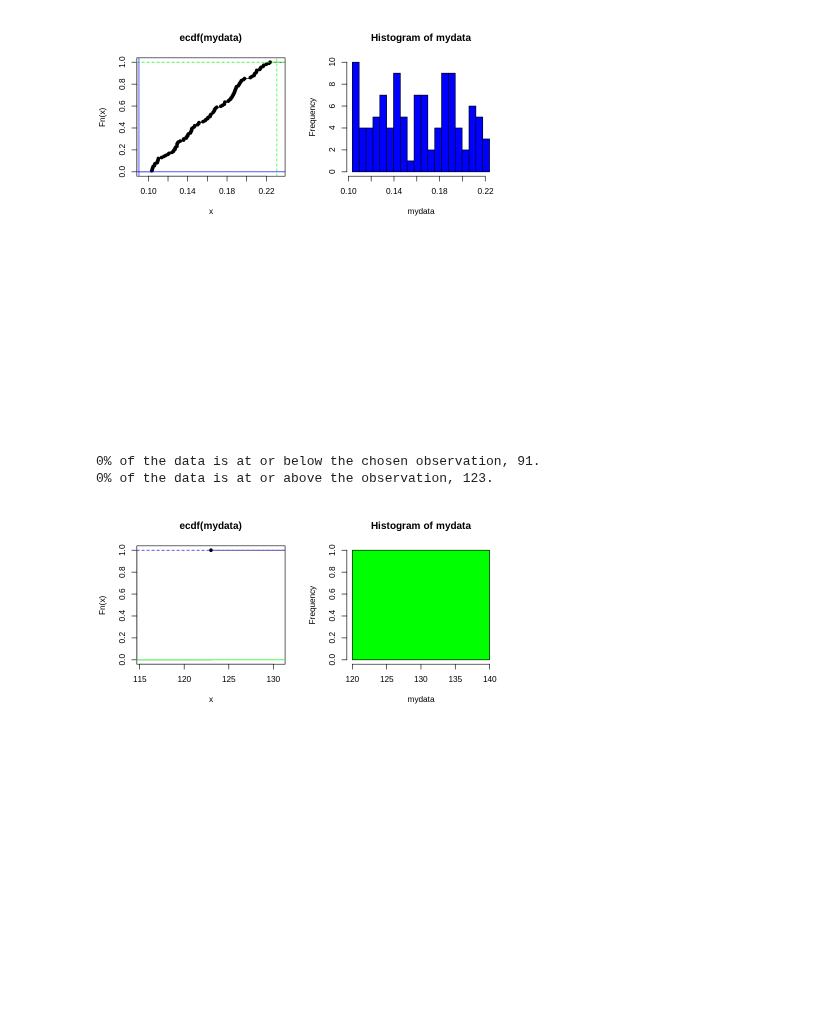
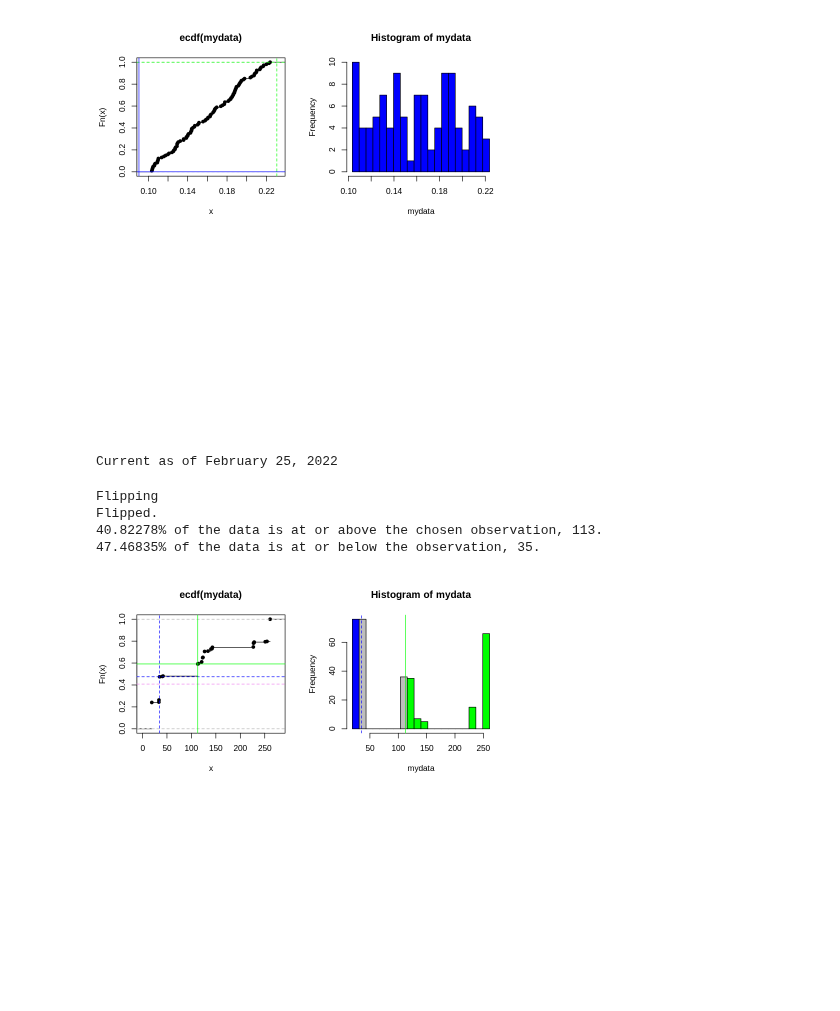
Before and after one commit to matsonah/ClarkeStatsSpring2022, a Jupyter notebook: Expected_Cumulative_Distribution.ipynb, the cells around one changed output. Cells and saved outputs as stored; diff of their text form; code cells hidden in the pictures; blank space fills up the shorter version.

```diff
--- a/Expected_Cumulative_Distribution.ipynb
+++ b/Expected_Cumulative_Distribution.ipynb
@@ -108,7 +125,7 @@ mydata = subset(mydata, !is.na(mydata))
 
 m = mean(mydata)
 s = sd(mydata)
-z = 2
+z = 1
 
 left =  m - z*s
 right = m + z*s
@@ -120,7 +137,7 @@ hist.buckets = 20
 ####
 
 
-if (left > median(mydata)) {
+if (left >= median(mydata)) {
   flip = 1  } else {
   flip = 0  }
 # %%
@@ -173,7 +190,7 @@ cat(sep="",(ub - lb)*100, "% of the data are between ", round(left,3), " and ",
 # When you click play on this code block, no output will be generated.
 
 # Make sure your file name matches this file name. If not, change this one.
-filename = c("COVID-19_Reported_Patient_Impact_and_Hospital_Capacity_by_Facility 2022-02-24.csv")
+filename = c("/content/COVID-19_Reported_Patient_Impact_and_Hospital_Capacity_by_Facility 2022-03-11.csv")
 
 HOSP <- read.csv(filename)
 #### https://healthdata.gov/Hospital/COVID-19-Reported-Patient-Impact-and-Hospital-Capa/anag-cw7u
@@ -186,12 +203,12 @@ HOSP_backup = HOSP
 # Feel free to pick a different column. (There are 109 options.)
 
 HOSP = HOSP_backup       # If needed, resets HOSP to the originally uploaded file.
-#HOSP$collection_week = as.Date(HOSP$collection_week)
+HOSP$collection_week = as.Date(HOSP$collection_week)
 
 #### These lines restricts HOSP to most recent saturday.
-#sat = max(HOSP$collection_week)
+sat = max(HOSP$collection_week)
 #HOSP = subset(HOSP, HOSP$collection_week==sat)
-#cat("Restricting to", format(sat, format="%B %d, %Y"),"\n")
+cat("Current as of", format(sat, format="%B %d, %Y"),"\n")
 
 
 HOSP.neighbor = subset(HOSP,  zip == "52001" |
@@ -215,6 +232,8 @@ mydata = subset(mydata, mydata > -1)
 mydata = subset(mydata, !is.na(mydata))
 # head(mydata,2)      # If running the next block generates an error message,
                       # uncomment head(mydata,2) to see what you even have in your data set.
+# %% [output]
+Current as of February 25, 2022
 # %%
 ### Code Block 7 = Code Block 2
 # Generates the two distribution graphs
@@ -224,7 +243,7 @@ mydata = subset(mydata, !is.na(mydata))
 #### Edit here to pick an observation at random or
 #### choose one intentionally.
 obs = sample(mydata,1)
-#obs = 20
+#obs = 113
 ####
 
 #### Edit here to change the number
@@ -233,53 +252,65 @@ hist.buckets = 20
 ####
 
 
-if (obs > median(mydata)) {
-  flip = 1  } else {
+if (obs >= median(mydata)) {
+  flip = 1
+  } else {
   flip = 0  }
 
 #### Everything here is automated assuming
 #### the previous code block has been run.
 
-mydata.cdf = ecdf(mydata)
-lb= min(mydata.cdf(obs), 1-mydata.cdf(obs))
 size = length(mydata)
 mydata.sort = sort(mydata)
-obs.sym = mydata.sort[(1-mydata.cdf(obs))*size]
 mydata.range=max(mydata)-min(mydata)
-ub = mydata.cdf(obs.sym)
+
+mydata.cdf = ecdf(mydata)
+obs.c = mydata.cdf(obs)
+obs.comp = 1-obs.c
+
+obs.sym = mydata.sort[max(obs.comp*size,1)]
+obs.sym.comp = mydata.cdf(obs.sym)
+
+lb= min(obs.c, obs.sym.comp)
+ub = max(obs.c, obs.sym.comp)
 
 hist.bds = mydata.range/hist.buckets
 
 par(mfrow=c(2,2))
 
 plot(mydata.cdf)
-abline(h=mydata.cdf(obs), col="green")
-abline(h=1-mydata.cdf(obs), lty=2, col="blue")
+abline(h=obs.c, col="green")
+abline(h=obs.comp, lty=2, col="violet")
+abline(h=obs.sym.comp, lty=2, col="blue")
 abline(v=obs, col="green")
 abline(v=obs.sym, col="blue", lty=2)
 
 if(flip == 1){
-  cols = c("blue", "grey", "green")} else {
+  cols = c("blue", "grey", "green")
+  } else {
   cols = c("green", "grey", "blue")}
 
 
 tabs = seq(min(mydata),max(mydata),hist.bds) ## tabs might not be in the dataset
 hist.size = length(tabs)
-hist.left = max(which(tabs <= mydata.sort[lb*size]),0)
-hist.right =  hist.size - max(which(tabs < mydata.sort[(1-lb)*size]),0)
-hist.mid = max(hist.size - hist.left - hist.right,1)-1
+hist.left = max(which(tabs <= mydata.sort[max(lb*size,1)]),1)-1
+hist.right =  hist.size - max(which(tabs < mydata.sort[ub*size]),0)
+hist.mid = max(hist.size - hist.left - hist.right,0)
 col = rep(c(cols),c(hist.left, hist.mid , hist.right))
+
 hist(mydata, breaks=tabs, col=col)
 abline(v=obs, col="green")
 abline(v=obs.sym, col="blue", lty=2)
 
-cat(sep="",lb*100, "% of the data is at or ",
+cat(sep="",if(flip == 0) obs.c*100 else (1-obs.c)*100, "% of the data is at or ",
     if(flip == 1) "above" else "below",
     " the chosen observation, ", round(obs,3),".\n")
-cat(sep="",if(flip == 1) ub*100 else (1-ub)*100, "% of the data is at or ",
+cat(sep="",if(flip == 1) obs.sym.comp*100 else (1-obs.sym.comp)*100, "% of the data is at or ",
     if(flip == 1) "below" else "above",
     " the observation, ", round(obs.sym,3),".\n")
 # %% [output]
-0% of the data is at or below the chosen observation, 91.
-0% of the data is at or above the observation, 123.
+Flipping
+Flipped.
+40.82278% of the data is at or above the chosen observation, 113.
+47.46835% of the data is at or below the observation, 35.
-[figure, old version]
+[figure, new version]
```
Also changed, not shown: parts of 1 cell of this notebook.
